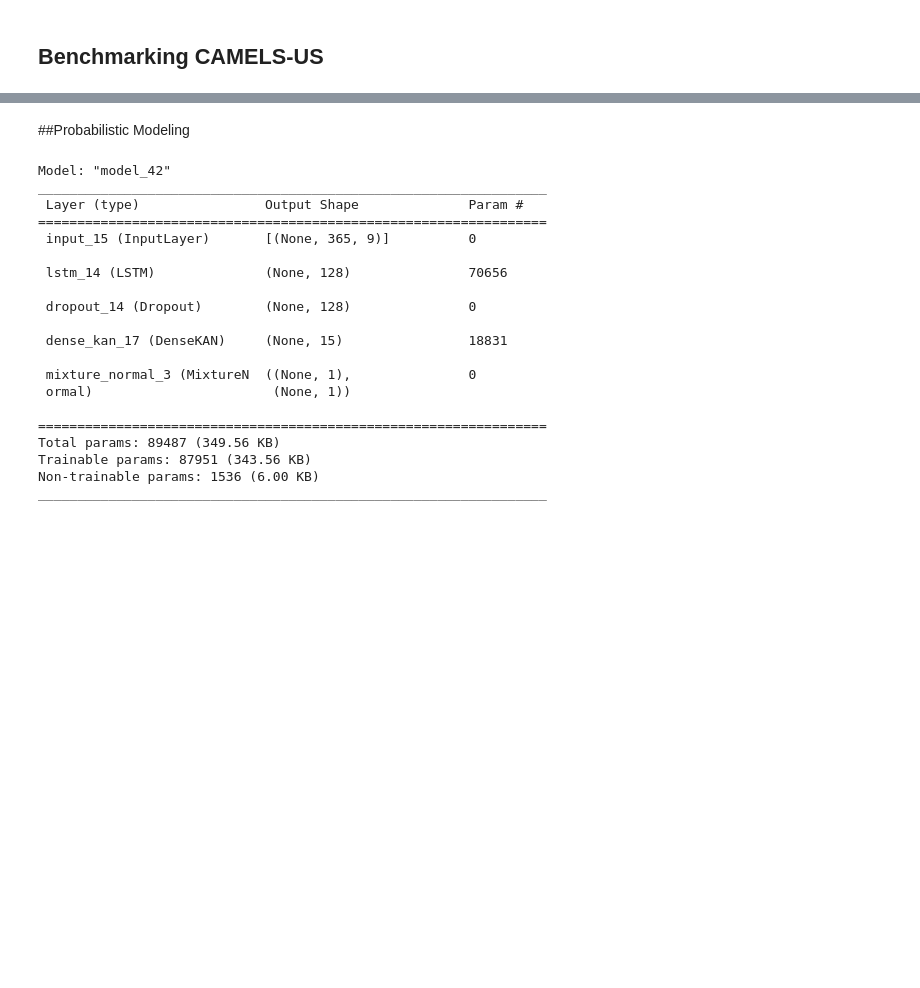
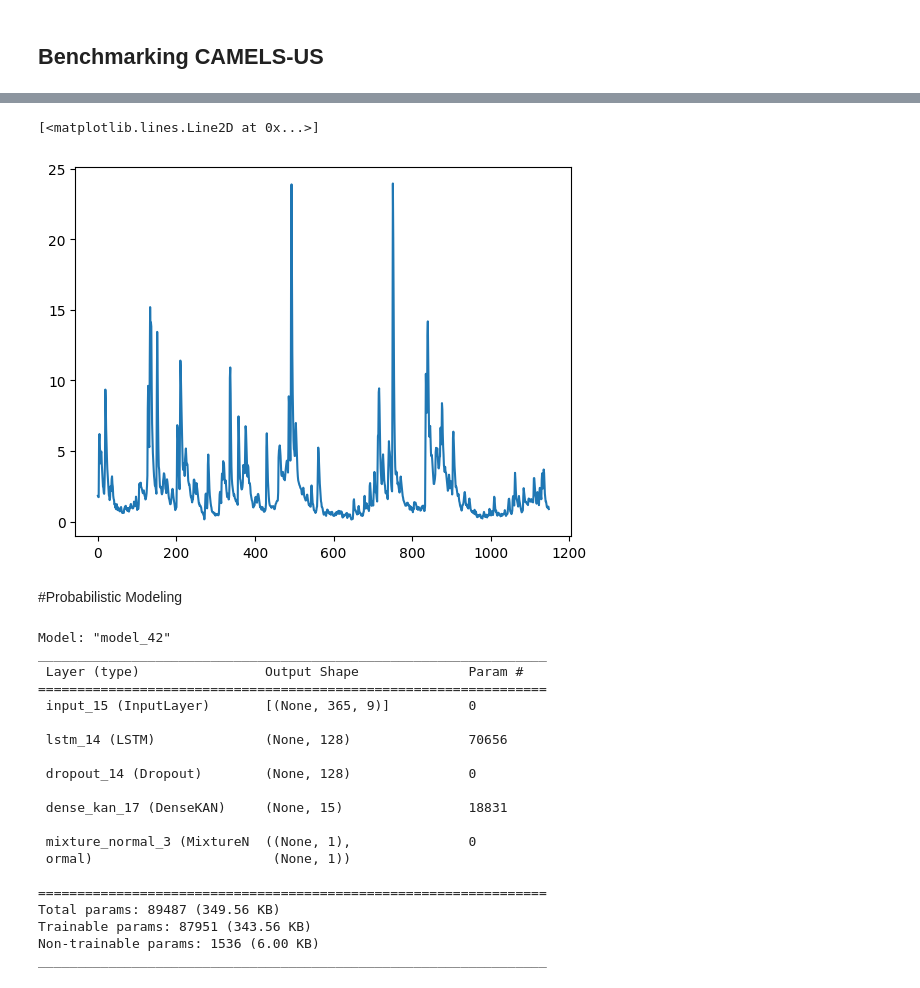
Before and after one commit to sinajahangir/HydrologicalDL_Colab, a Jupyter notebook: KAN_Hydrology_v1.ipynb, the cells around one changed output, grey strips where cells are left out. Saved outputs shown, nothing was run; the diff lists cells and outputs as text; code cells hidden in the pictures; blank space fills up the shorter version.

```diff
--- a/KAN_Hydrology_v1.ipynb
+++ b/KAN_Hydrology_v1.ipynb
@@ -271,5 +403,10 @@ for ii in range(0,1):
+# %%
+plt.plot(y_m_out_tr)
+# %% [output]
+[<matplotlib.lines.Line2D at 0x...>]
+[figure, added]
 # %% [markdown]
-##Probabilistic Modeling
+#Probabilistic Modeling
 # %%
 def nll(y_true,y_pred):
   """
```
Also changed, not shown: parts of 7 cells of this notebook.
